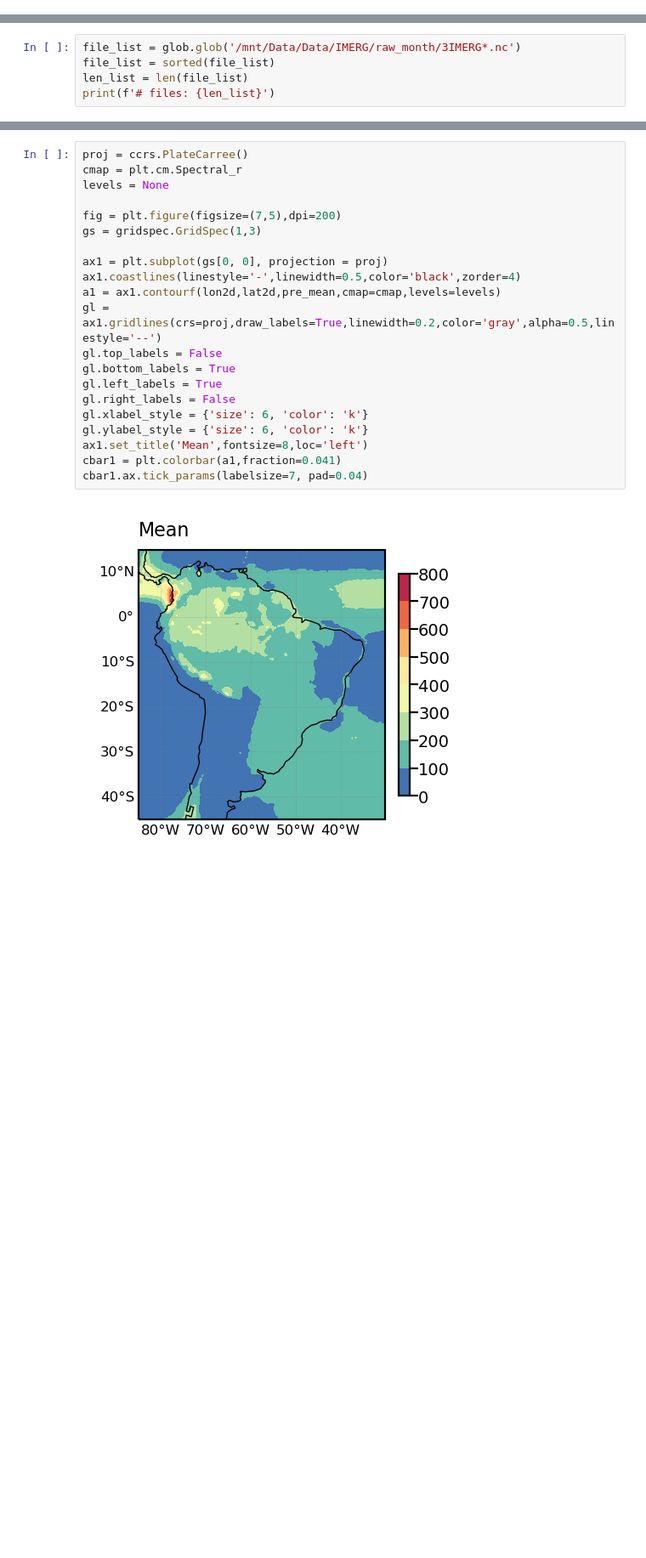
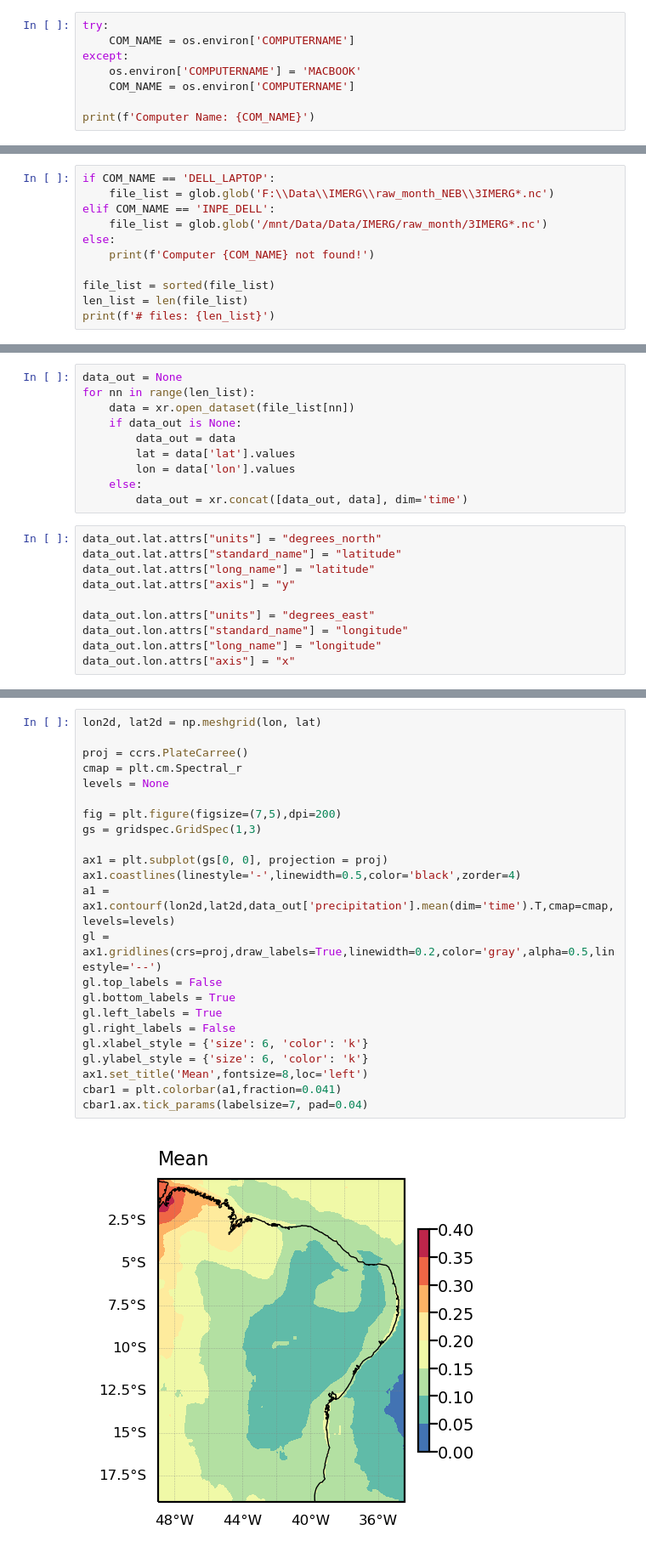
Before and after one commit to mhacarthur/IMERG_processing, a Jupyter notebook: jupyter/preprocessing/monthly_01x01_concat.ipynb, the cells around one changed output, grey strips where cells are left out. Shown at 85% size. Drawn from its saved outputs; the diff is of its cells as text; blank space fills up the shorter version.

Commit message:
concatenate IMERG 1mo

```diff
--- a/jupyter/preprocessing/monthly_01x01_concat.ipynb
+++ b/jupyter/preprocessing/monthly_01x01_concat.ipynb
@@ -13,3 +16,11 @@ import matplotlib.gridspec as gridspec
 
 import cartopy
 import cartopy.crs as ccrs
+# %%
+try:
+    COM_NAME = os.environ['COMPUTERNAME']
+except:
+    os.environ['COMPUTERNAME'] = 'MACBOOK'
+    COM_NAME = os.environ['COMPUTERNAME']
+
+print(f'Computer Name: {COM_NAME}')
@@ -16,5 +29,11 @@ import cartopy.crs as ccrs
 # %%
-file_list = glob.glob('/mnt/Data/Data/IMERG/raw_month/3IMERG*.nc')
+if COM_NAME == 'DELL_LAPTOP':
+    file_list = glob.glob('F:\\Data\\IMERG\\raw_month_NEB\\3IMERG*.nc')
+elif COM_NAME == 'INPE_DELL':
+    file_list = glob.glob('/mnt/Data/Data/IMERG/raw_month/3IMERG*.nc')
+else:
+    print(f'Computer {COM_NAME} not found!')
+
 file_list = sorted(file_list)
 len_list = len(file_list)
 print(f'# files: {len_list}')
@@ -78,0 +102,20 @@ plt.plot(mean_serie,linewidth=0.5)
+# %%
+data_out = None
+for nn in range(len_list):
+    data = xr.open_dataset(file_list[nn])
+    if data_out is None:
+        data_out = data
+        lat = data['lat'].values
+        lon = data['lon'].values
+    else:
+        data_out = xr.concat([data_out, data], dim='time')
+# %%
+data_out.lat.attrs["units"] = "degrees_north"
+data_out.lat.attrs["standard_name"] = "latitude"
+data_out.lat.attrs["long_name"] = "latitude"
+data_out.lat.attrs["axis"] = "y"
+
+data_out.lon.attrs["units"] = "degrees_east"
+data_out.lon.attrs["standard_name"] = "longitude"
+data_out.lon.attrs["long_name"] = "longitude"
+data_out.lon.attrs["axis"] = "x"
@@ -79,23 +146,25 @@ plt.plot(mean_serie,linewidth=0.5)
 # %%
+lon2d, lat2d = np.meshgrid(lon, lat)
+
 proj = ccrs.PlateCarree()
 cmap = plt.cm.Spectral_r
 levels = None
 
 fig = plt.figure(figsize=(7,5),dpi=200)
 gs = gridspec.GridSpec(1,3)
 
 ax1 = plt.subplot(gs[0, 0], projection = proj)
 ax1.coastlines(linestyle='-',linewidth=0.5,color='black',zorder=4)
-a1 = ax1.contourf(lon2d,lat2d,pre_mean,cmap=cmap,levels=levels)
+a1 = ax1.contourf(lon2d,lat2d,data_out['precipitation'].mean(dim='time').T,cmap=cmap,levels=levels)
 gl = ax1.gridlines(crs=proj,draw_labels=True,linewidth=0.2,color='gray',alpha=0.5,linestyle='--')
 gl.top_labels = False
 gl.bottom_labels = True
 gl.left_labels = True
 gl.right_labels = False
 gl.xlabel_style = {'size': 6, 'color': 'k'}
 gl.ylabel_style = {'size': 6, 'color': 'k'}
 ax1.set_title('Mean',fontsize=8,loc='left')
 cbar1 = plt.colorbar(a1,fraction=0.041)
 cbar1.ax.tick_params(labelsize=7, pad=0.04)
 # %% [output]
-[figure, old version]
+[figure, new version]
```
Also changed, not shown: parts of 11 cells of this notebook.
